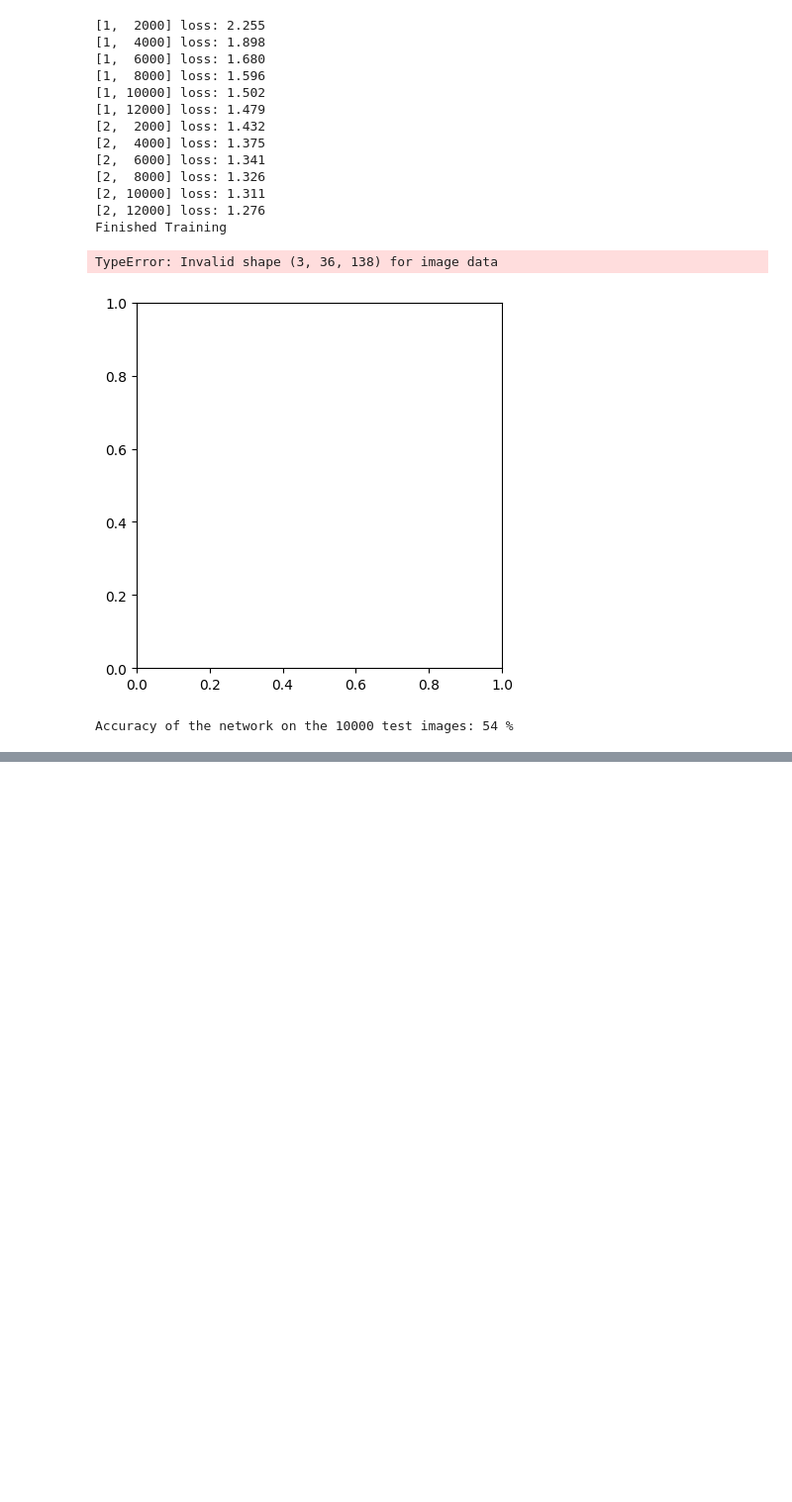
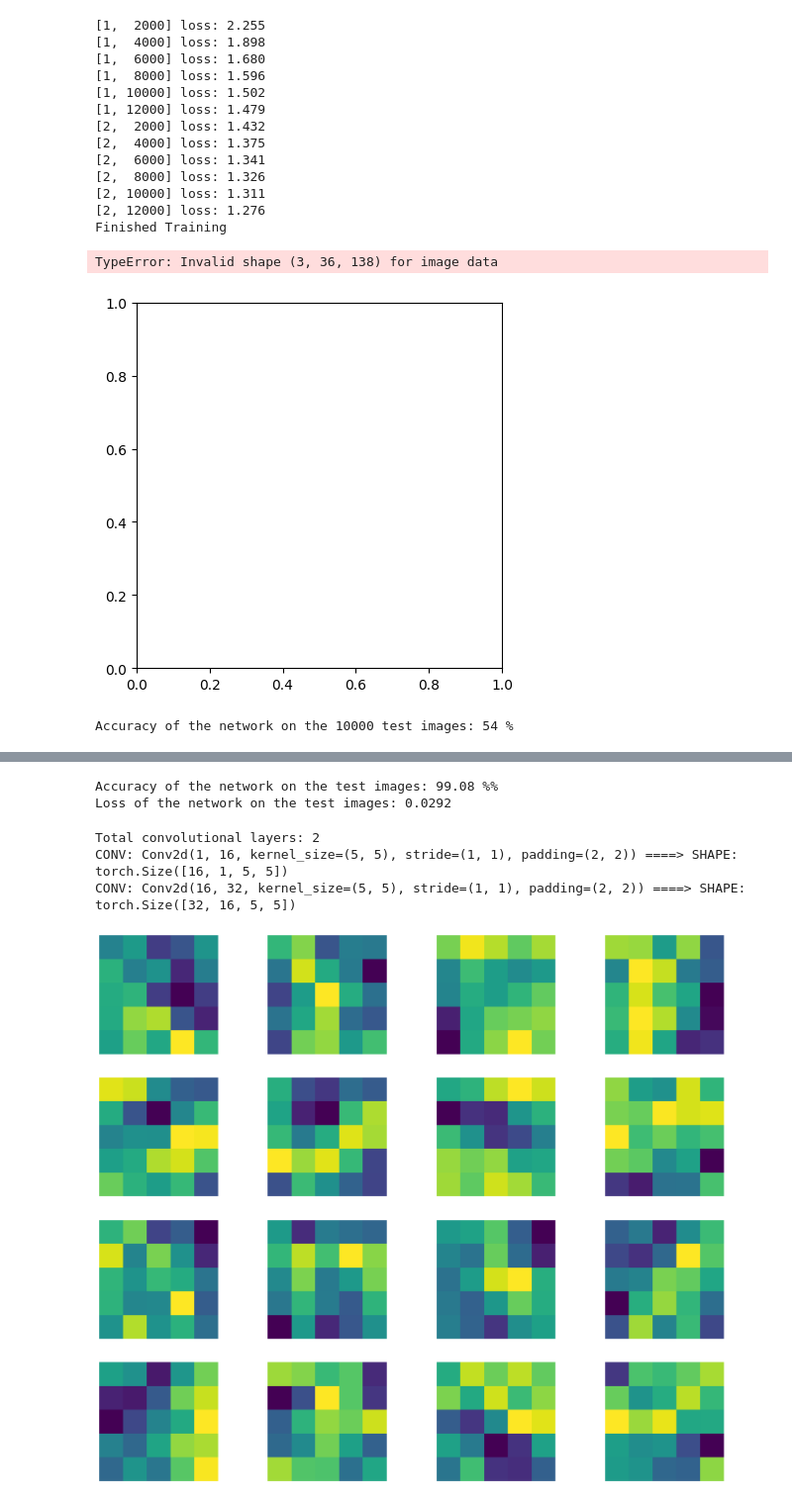
Before and after one commit to Rishub-Handa/ml-reference, a Jupyter notebook: image-classifier.ipynb, the cells around one changed output, grey strips where cells are left out. Shown at 99% size. Saved outputs shown, nothing was run; the diff lists cells and outputs as text; code cells hidden in the pictures; blank space fills up the shorter version.

```diff
--- a/image-classifier.ipynb
+++ b/image-classifier.ipynb
@@ -128,0 +172,13 @@ Accuracy of the network on the 10000 test images: 54 %
+# %%
+batch_size = 128
+
+train_loader = torch.utils.data.DataLoader(train_data, batch_size=batch_size)
+valid_loader = torch.utils.data.DataLoader(val_data, batch_size=batch_size)
+test_loader = torch.utils.data.DataLoader(test_dataset, batch_size=batch_size,shuffle=True)
+
+print("Batches in Train Loader: {}".format(len(train_loader)))
+print("Batches in Valid Loader: {}".format(len(valid_loader)))
+print("Batches in Test Loader: {}".format(len(test_loader)))
+
+print("Examples in Train Loader: {}".format(len(train_loader.sampler)))
+print("Examples in Valid Loader: {}".format(len(valid_loader.sampler)))
@@ -128,0 +216,7 @@ Accuracy of the network on the 10000 test images: 54 %
+# %%
+device = torch.device("cuda:0" if torch.cuda.is_available() else "cpu")
+torch.manual_seed(0)
+model = ConvNet()
+model.to(device)
+optimizer = optim.Adam(model.parameters(), lr=0.002)
+criterion= nn.CrossEntropyLoss()
@@ -128,0 +278,59 @@ Accuracy of the network on the 10000 test images: 54 %
+# %%
+correct = 0
+total = 0
+test_loss = 0
+with torch.no_grad():
+    for images, labels in test_loader:
+        images, labels = images.to(device), labels.to(device)
+        outputs = model(images)
+        loss = criterion(outputs,labels)
+        test_loss += loss.item() * images.size(0)
+        _, predicted = torch.max(outputs.data, 1)
+        total += labels.size(0)
+        correct += (predicted == labels).sum().item()
+
+test_loss = test_loss / len(test_loader.sampler)
+
+print('Accuracy of the network on the test images: {:.2f} %%'.format(100 * correct / total))
+print('Loss of the network on the test images: {:.4f}'.format(test_loss))
+# %% [output]
+Accuracy of the network on the test images: 99.08 %%
+Loss of the network on the test images: 0.0292
+# %%
+model_weights = []
+conv_layers = []
+model_children = list(model.children())
+
+# counter to keep count of the conv layers
+counter = 0
+# append all the conv layers and their respective weights to the list
+for i in range(len(model_children)):
+    if type(model_children[i]) == nn.Conv2d:
+        counter += 1
+        model_weights.append(model_children[i].weight)
+        conv_layers.append(model_children[i])
+    elif type(model_children[i]) == nn.Sequential:
+        for j in range(len(model_children[i])):
+            for child in model_children[i][j].children():
+                if type(child) == nn.Conv2d:
+                    counter += 1
+                    model_weights.append(child.weight)
+                    conv_layers.append(child)
+print(f"Total convolutional layers: {counter}")
+
+for weight, conv in zip(model_weights, conv_layers):
+    # print(f"WEIGHT: {weight} \nSHAPE: {weight.shape}")
+    print(f"CONV: {conv} ====> SHAPE: {weight.shape}")
+
+plt.figure(figsize=(20, 17))
+for i, filter in enumerate(model_weights[0]):
+    plt.subplot(4, 4, i+1) # we have 5x5 filters and total of 16 (see printed shapes)
+    plt.imshow(filter[0, :, :].detach().cpu().numpy(), cmap='viridis')
+    plt.axis('off')
+    plt.savefig('filter1.png')
+plt.show()
+# %% [output]
+Total convolutional layers: 2
+CONV: Conv2d(1, 16, kernel_size=(5, 5), stride=(1, 1), padding=(2, 2)) ====> SHAPE: torch.Size([16, 1, 5, 5])
+CONV: Conv2d(16, 32, kernel_size=(5, 5), stride=(1, 1), padding=(2, 2)) ====> SHAPE: torch.Size([32, 16, 5, 5])
+[figure, added]
```
Also changed, not shown: parts of 9 cells of this notebook, 1 other file.
